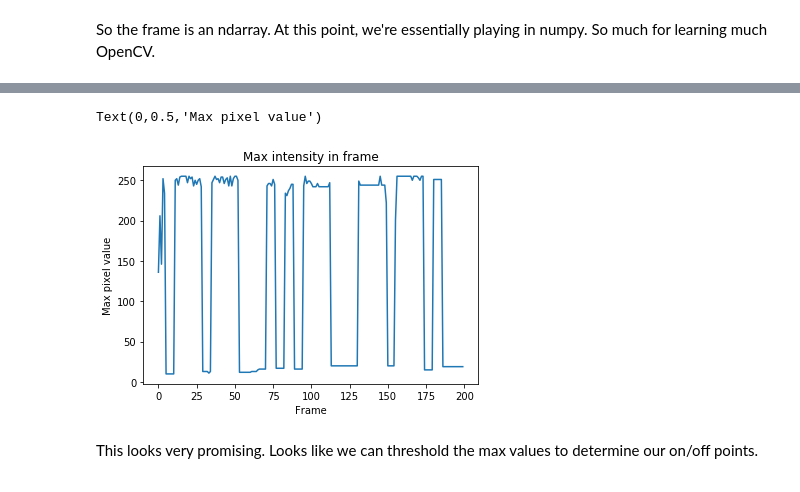
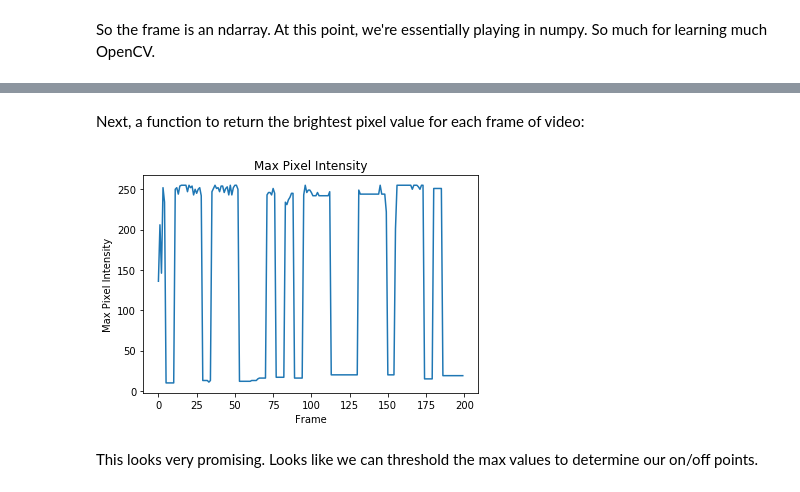
Before and after one commit to AndrewWasHere/video-morse-decoder, a Jupyter notebook: Video Morse Code.ipynb, the cells around one changed output, grey strips where cells are left out. Drawn from its saved outputs; the diff is of its cells as text; code cells hidden in the pictures.

```diff
--- a/Video Morse Code.ipynb
+++ b/Video Morse Code.ipynb
@@ -65,3 +67,25 @@ Using our favorite image editing program, we know that the coordinates of the up
+# %%
+%matplotlib inline
+def plot(signal, width, title, xlabel, ylabel):
+    """Plot the first `width` samples of `signal`."""
+    fig = plt.figure()
+    ax = fig.add_subplot(111)
+    ax.plot(np.arange(width), signal[:width])
+    ax.set_title(title)
+    ax.set_xlabel(xlabel)
+    ax.set_ylabel(ylabel)
+
+def histogram(signal, title, xlabel):
+    """Plot histogram of `signal`"""
+    fig = plt.figure()
+    ax = fig.add_subplot(111)
+    dist, bins = np.histogram(signal, bins=np.arange(signal.max()))
+    ax.bar(bins[:-1], dist)
+    ax.set_title(title)
+    ax.set_xlabel(xlabel)
+    ax.set_ylabel('Count')
+# %% [markdown]
+Next, a function to return the brightest pixel value for each frame of video:
 # %%
 def frame_maxes(fname):
     """ Generate the max values in each frame of the video file `fname`"""
@@ -83,14 +101,10 @@ fmax = np.array([m for m in frame_maxes(video)], dtype=int)
-# %%
-fig = plt.figure()
-width=200
-ax = fig.add_subplot(111)
-ax.plot(np.arange(width), fmax[:width])
-ax.set_title('Max intensity in frame')
-ax.set_xlabel('Frame')
-ax.set_ylabel('Max pixel value')
-# %% [output]
-Text(0,0.5,'Max pixel value')
-[figure, removed]
+# %%
+# Max values as an ndarray.
+video = '20181110-crop.mov'
+fmax_crop = np.array([m for m in frame_maxes(video)], dtype=int)
+plot(fmax_crop, 200, 'Max Pixel Intensity', 'Frame', 'Max Pixel Intensity')
+# %% [output]
+[figure, added]
 # %% [markdown]
 This looks very promising. Looks like we can threshold the max values to determine our on/off points.
 # %%
```
Also changed, not shown: parts of 24 cells of this notebook.
